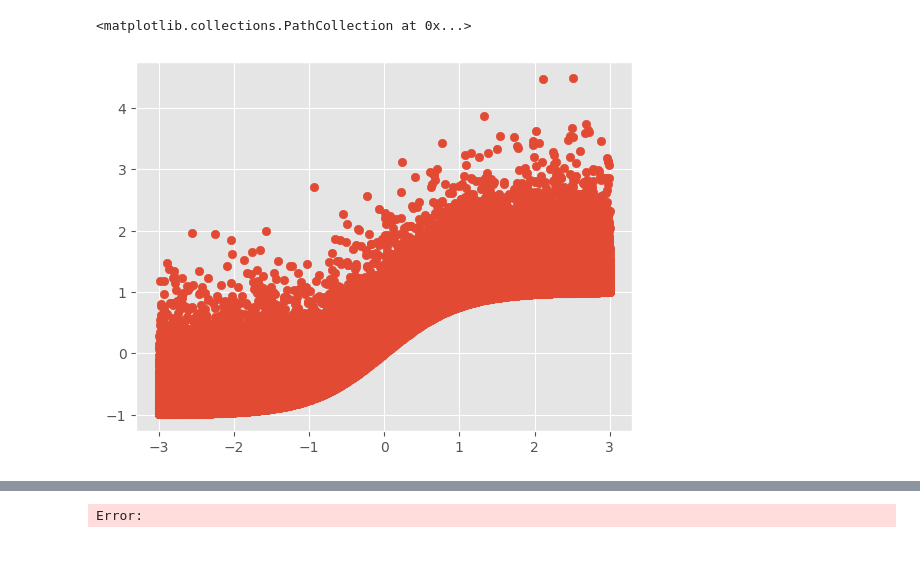
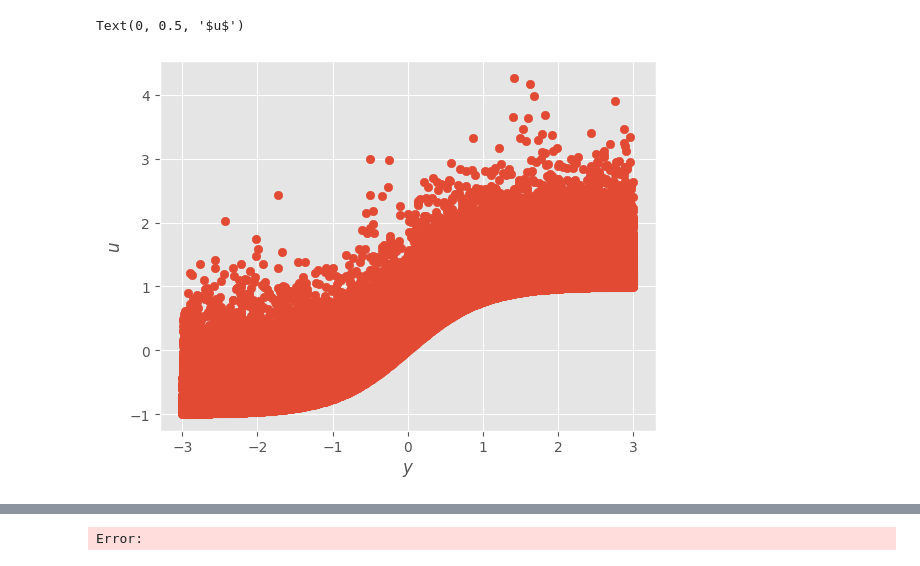
Before and after one commit to abjohnson117/TransportVsMcmcExperiments, a Jupyter notebook: tanh/tanh_test.ipynb, the cells around one changed output, grey strips where cells are left out. Drawn from its saved outputs; the diff is of its cells as text; code cells hidden in the pictures.

```diff
--- a/tanh/tanh_test.ipynb
+++ b/tanh/tanh_test.ipynb
@@ -51,8 +55,10 @@ kdeplot(us)
 # %%
 plt.scatter(ys, us)
+plt.xlabel(r"$y$")
+plt.ylabel(r"$u$")
 # %% [output]
-<matplotlib.collections.PathCollection at 0x...>
+Text(0, 0.5, '$u$')
-[figure, old version]
+[figure, new version]
 # %%
 plt.hist2d(ys.squeeze(), us.squeeze(), bins=200);
 # %% [output]
```
Also changed, not shown: parts of 25 cells of this notebook, 24 other files.
